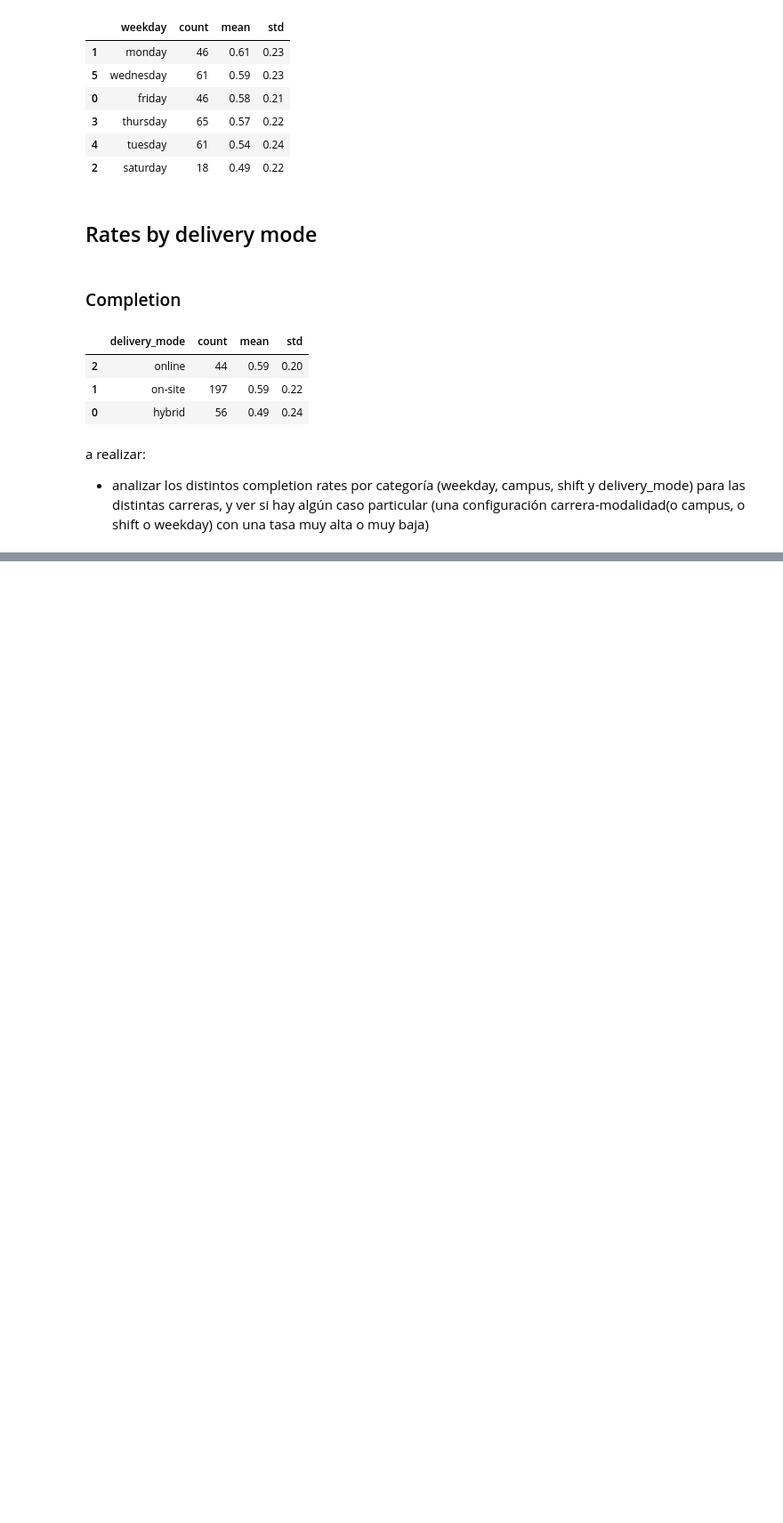
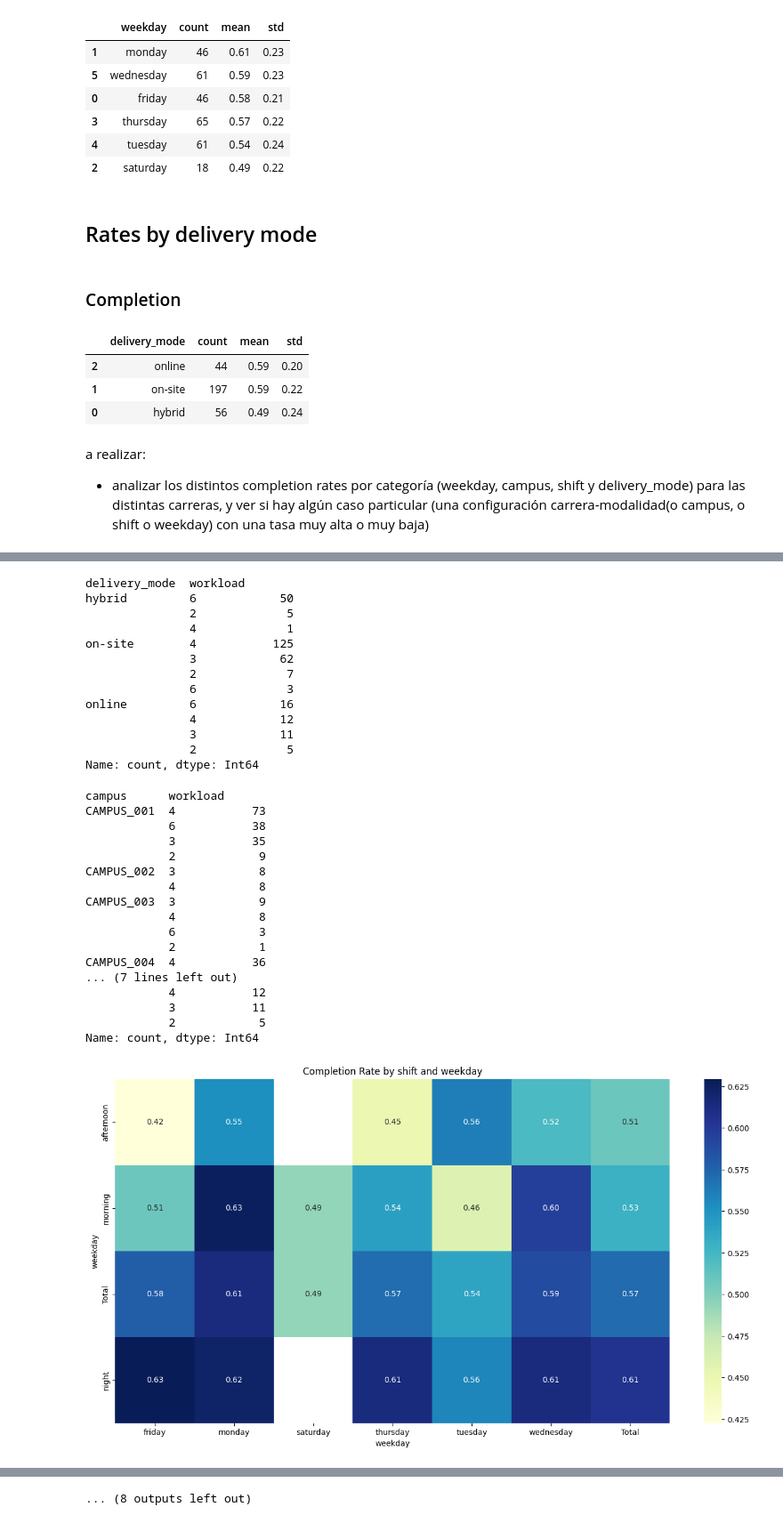
Before and after one commit to valentinarias-dtsc/higher-education-outcomes-analysis, a Jupyter notebook: notebooks/04_analysis.ipynb, the cells around one changed output, grey strips where cells are left out. Shown at 89% size. Saved outputs shown, nothing was run; the diff lists cells and outputs as text; code cells hidden in the pictures; blank space fills up the shorter version.

```diff
--- a/notebooks/04_analysis.ipynb
+++ b/notebooks/04_analysis.ipynb
@@ -88,8 +88,8 @@ for i, col in enumerate(cat_cols):
     ax.tick_params(axis="x", rotation=45)
 
 # eliminar ejes vacíos (si sobran)
-for j in range(i + 1, len(axes)):
-    fig.delaxes(axes[j])
+#for j in range(i + 1, len(axes)):
+#    fig.delaxes(axes[j])
 
 plt.suptitle("Distribución de Variables Categóricas", fontsize=22)
 plt.tight_layout(rect=(0, 0, 1, 0.99))
@@ -266,21 +245,0 @@ corr_cols
-# %%
-from scipy.stats import spearmanr
-
-results = []
-for col in corr_cols:
-    corr, p_value = spearmanr(df[col], df[target_col])
-    results.append({
-        "variable": col,
-        "spearman_corr": corr,
-        "p_value": p_value,
-        "significant": p_value < 0.1
-    })
-
-spearman_top = (
-    pd.DataFrame(results)
-      .sort_values(by="spearman_corr", key=lambda x: x.abs(), ascending=False)
-      .reset_index(drop=True)
-)
-
-print(f"Variables numéricas más correlacionadas con {target_col} (Spearman):")
-spearman_top.head(20)
@@ -353,0 +394,16 @@ a realizar:
+# %%
+for i, col1 in enumerate(cat_cols):
+    for j, col2 in enumerate(cat_cols):
+        if j>i:
+            table = df.pivot_table("completion_rate", col1, col2, margins=True, margins_name="Total")
+            table.sort_values("Total", inplace=True)
+            display(df.groupby(col1)[col2].value_counts())
+            w = 4 + 2*df[col2].nunique()
+            h = 2 + 2*df[col1].nunique()
+            plt.figure(figsize=(w, h))
+            sns.heatmap(table, annot=True, cmap="YlGnBu", fmt=".2f")
+            plt.title(f"Completion Rate by {col1} and {col2}")
+            plt.xlabel(col2)
+            plt.ylabel(col2)
+            plt.savefig(f"reports/figures/completion_rate_heatmap_{col1}_and_{col2}.png", bbox_inches="tight")
+# %% [output]
@@ -353,0 +534,31 @@ a realizar:
+delivery_mode  workload
+hybrid         6            50
+               2             5
+               4             1
+on-site        4           125
+               3            62
+               2             7
+               6             3
+online         6            16
+               4            12
+               3            11
+               2             5
+Name: count, dtype: Int64
+campus      workload
+CAMPUS_001  4           73
+            6           38
+            3           35
+            2            9
+CAMPUS_002  3            8
+            4            8
+CAMPUS_003  3            9
+            4            8
+            6            3
+            2            1
+CAMPUS_004  4           36
+... (7 lines left out)
+            4           12
+            3           11
+            2            5
+Name: count, dtype: Int64
+[figure, added]
@@ -353,0 +566 @@ a realizar:
+... (8 outputs left out)
```
Also changed, not shown: parts of 17 cells of this notebook, 10 other files.
